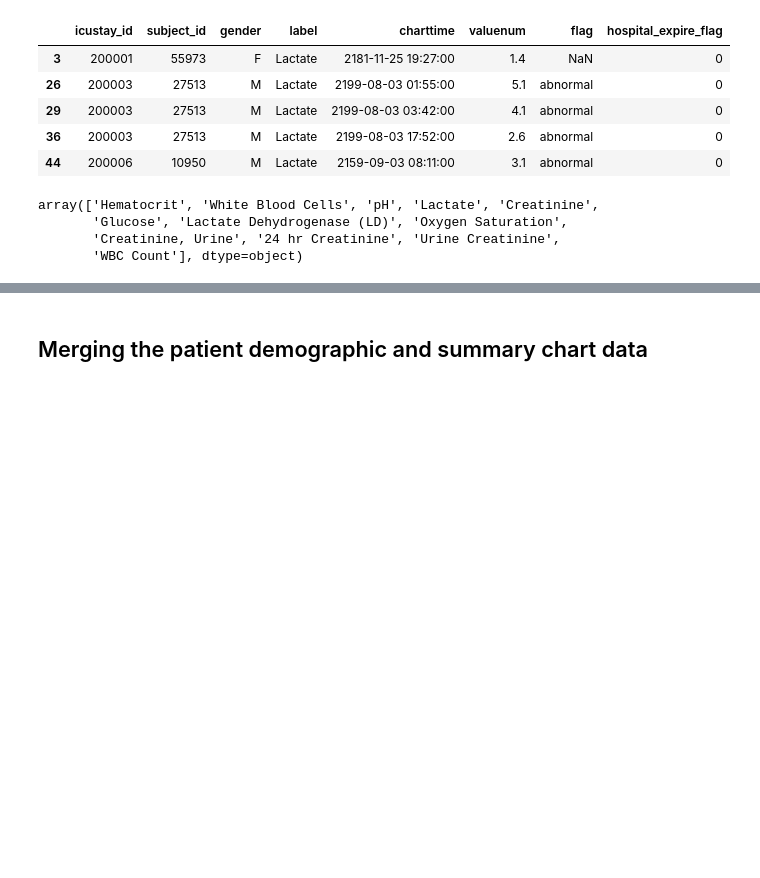
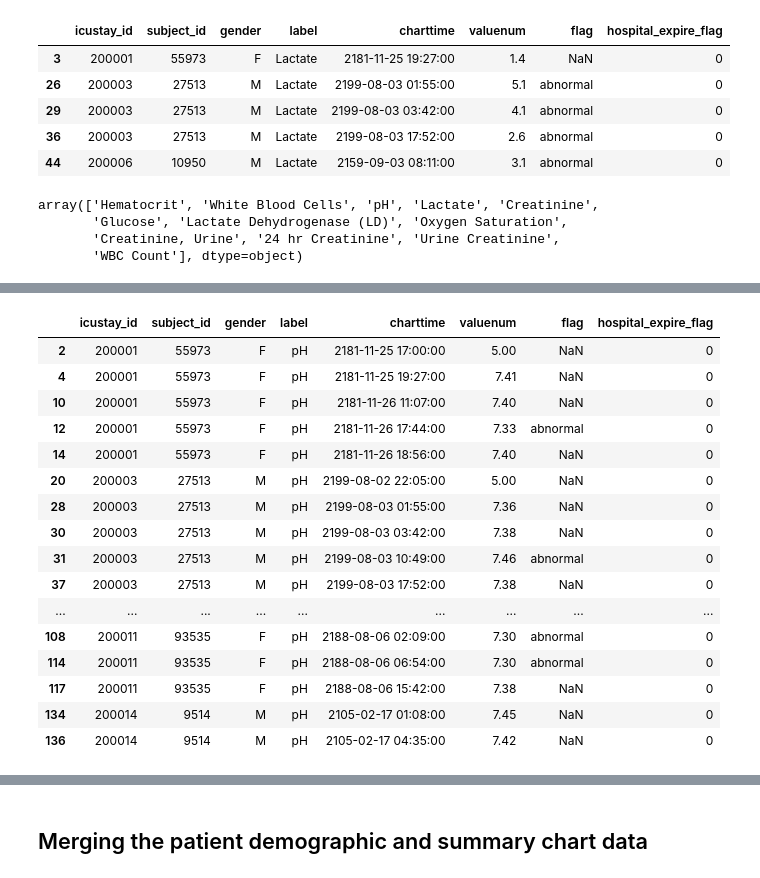
Before and after one commit to RJBeetel3/mimic3_analysis, a Jupyter notebook: LABEVENTS_FIRST24.ipynb, the cells around one changed output, grey strips where cells are left out. Saved outputs shown, nothing was run; the diff lists cells and outputs as text; code cells hidden in the pictures; blank space fills up the shorter version.

```diff
--- a/LABEVENTS_FIRST24.ipynb
+++ b/LABEVENTS_FIRST24.ipynb
@@ -641,0 +186,22 @@ data3.to_csv('LAB_EVENTS_FIRST24_PROCESSED.csv')
+# %%
+monkey = data[(data.label == 'pH')]
+display(monkey.head(30))
+#display('abnormal' in monkey.flag.values)
+# %% [output]
+|  | icustay_id | subject_id | gender | label | charttime | valuenum | flag | hospital_expire_flag |
+| 2 | 200001 | 55973 | F | pH | 2181-11-25 17:00:00 | 5.00 | NaN | 0 |
+| 4 | 200001 | 55973 | F | pH | 2181-11-25 19:27:00 | 7.41 | NaN | 0 |
+| 10 | 200001 | 55973 | F | pH | 2181-11-26 11:07:00 | 7.40 | NaN | 0 |
+| 12 | 200001 | 55973 | F | pH | 2181-11-26 17:44:00 | 7.33 | abnormal | 0 |
+| 14 | 200001 | 55973 | F | pH | 2181-11-26 18:56:00 | 7.40 | NaN | 0 |
+| 20 | 200003 | 27513 | M | pH | 2199-08-02 22:05:00 | 5.00 | NaN | 0 |
+| 28 | 200003 | 27513 | M | pH | 2199-08-03 01:55:00 | 7.36 | NaN | 0 |
+| 30 | 200003 | 27513 | M | pH | 2199-08-03 03:42:00 | 7.38 | NaN | 0 |
+| 31 | 200003 | 27513 | M | pH | 2199-08-03 10:49:00 | 7.46 | abnormal | 0 |
+| 37 | 200003 | 27513 | M | pH | 2199-08-03 17:52:00 | 7.38 | NaN | 0 |
+| ... | ... | ... | ... | ... | ... | ... | ... | ... |
+| 108 | 200011 | 93535 | F | pH | 2188-08-06 02:09:00 | 7.30 | abnormal | 0 |
+| 114 | 200011 | 93535 | F | pH | 2188-08-06 06:54:00 | 7.30 | abnormal | 0 |
+| 117 | 200011 | 93535 | F | pH | 2188-08-06 15:42:00 | 7.38 | NaN | 0 |
+| 134 | 200014 | 9514 | M | pH | 2105-02-17 01:08:00 | 7.45 | NaN | 0 |
+| 136 | 200014 | 9514 | M | pH | 2105-02-17 04:35:00 | 7.42 | NaN | 0 |
```
Also changed, not shown: parts of 56 cells of this notebook.
